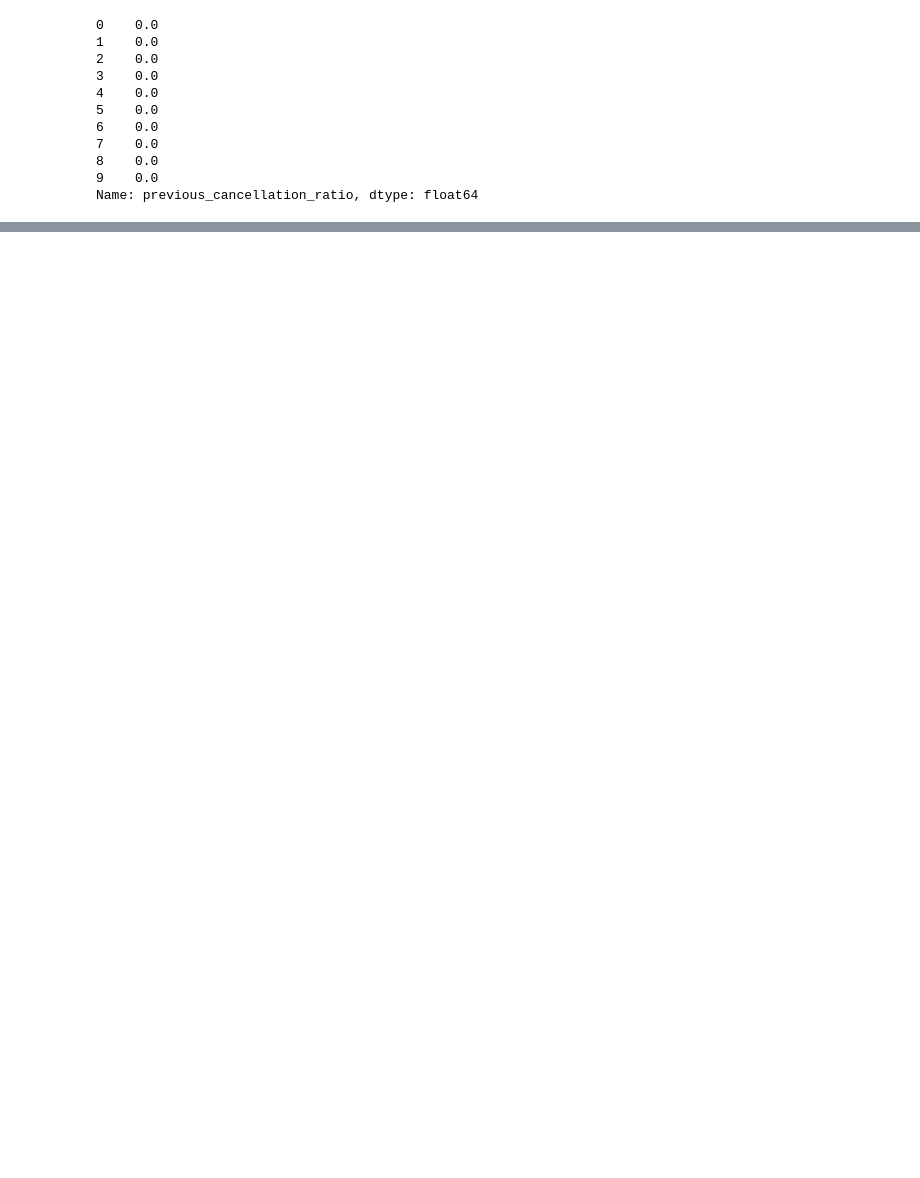
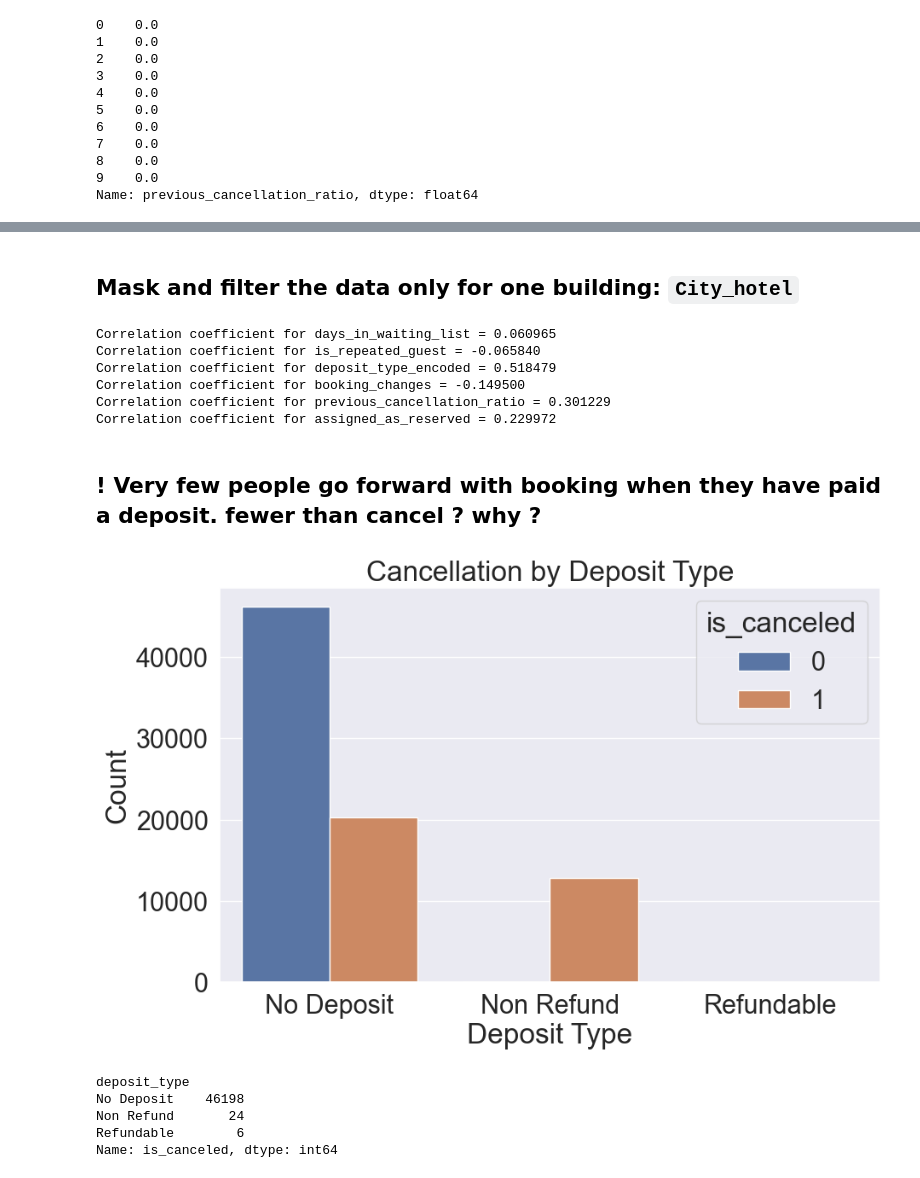
Before and after one commit to ursumarius/booking-cancellations-ML-intro, a Jupyter notebook: eda/hotel-booking-eda-intro-to-ml.ipynb, the cells around one changed output, grey strips where cells are left out. Drawn from its saved outputs; the diff is of its cells as text; code cells hidden in the pictures; blank space fills up the shorter version.

```diff
--- a/eda/hotel-booking-eda-intro-to-ml.ipynb
+++ b/eda/hotel-booking-eda-intro-to-ml.ipynb
@@ -380,0 +422,48 @@ plt.show()
+# %% [markdown]
+## Mask and filter the data only for one building: `City_hotel`
+# %%
+# Decide to focus only on the City Hotel
+# why ?
+# good to narrow down on factors for one hotel ?
+# need this in order for assigned_room_type to work, but we dont use it.
+hotel_eng_city = hotel_eng[hotel_eng['hotel'] == 'City Hotel']
+# %%
+#Correlation coefficients for some of the suspected features
+
+independent_variables = ['days_in_waiting_list', 'is_repeated_guest', 'deposit_type_encoded', 'booking_changes', 'previous_cancellation_ratio', 'assigned_as_reserved']
+dependent_variable = 'is_canceled'
+
+for i in independent_variables:
+    correlation_1 = hotel_eng_city[[i, 'is_canceled']].corr().iloc[0, 1]
+    print("Correlation coefficient for %s = %f" % (i, correlation_1))
+# %% [output]
+Correlation coefficient for days_in_waiting_list = 0.060965
+Correlation coefficient for is_repeated_guest = -0.065840
+Correlation coefficient for deposit_type_encoded = 0.518479
+Correlation coefficient for booking_changes = -0.149500
+Correlation coefficient for previous_cancellation_ratio = 0.301229
+Correlation coefficient for assigned_as_reserved = 0.229972
+# %% [markdown]
+## ! Very few people go forward with booking when they have paid a deposit. fewer than cancel ? why ?
+# %%
+# how much each deposit_type has in terms of cancellations
+plt.figure(figsize=(10, 6))
+sns.countplot(data=hotel_eng_city, x='deposit_type', hue='is_canceled')
+plt.xlabel('Deposit Type')
+plt.ylabel('Count')
+plt.title('Cancellation by Deposit Type')
+plt.show()
+
+non_refund_cancelled = hotel_eng_city[hotel_eng_city['deposit_type'] == 'Non Refund']['is_canceled'].sum()
+non_refund_cancelled
+
+mask_is_canceled = hotel_eng_city[hotel_eng_city['is_canceled'] == 0]
+grouped_data = mask_is_canceled.groupby('deposit_type')['is_canceled'].count()
+grouped_data
+# %% [output]
+[figure, added]
+deposit_type
+No Deposit    46198
+Non Refund       24
+Refundable        6
+Name: is_canceled, dtype: int64
```
Also changed, not shown: parts of 18 cells of this notebook.
